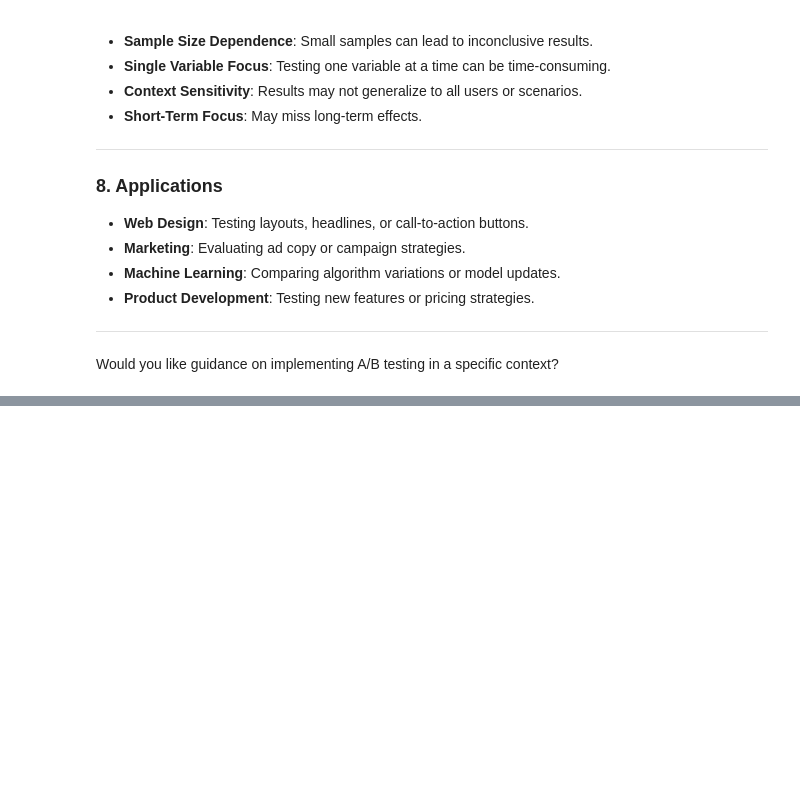
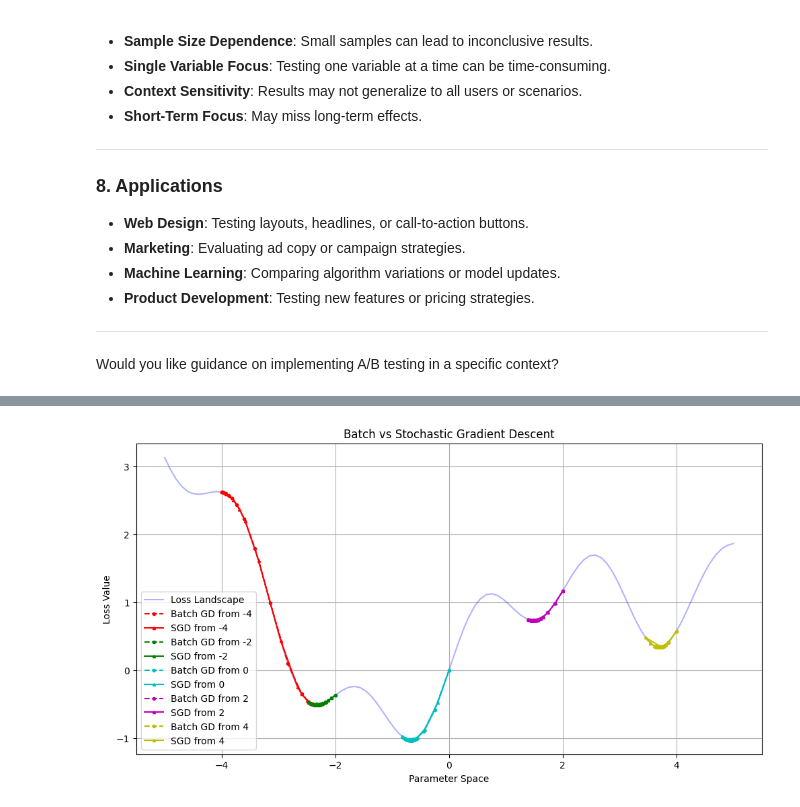
Before and after one commit to mzohaibnasir/advancedPython, a Jupyter notebook: interview_qs.ipynb, the cells around one changed output, grey strips where cells are left out. Drawn from its saved outputs; the diff is of its cells as text; code cells hidden in the pictures; blank space fills up the shorter version.

```diff
--- a/oop.ipynb
+++ b/interview_qs.ipynb
@@ -4852,0 +4950,87 @@ Would you like guidance on implementing A/B testing in a specific context?
+# %%
+import numpy as np
+import matplotlib.pyplot as plt
+
+
+def create_loss_landscape():
+    """Create a loss landscape with multiple local minima"""
+    x = np.linspace(-5, 5, 100)
+    y = np.sin(x) + 0.5 * np.sin(3 * x) + 0.1 * x**2
+    return x, y
+
+
+def batch_gradient_descent(x_start, learning_rate, iterations):
+    """Simulate batch gradient descent"""
+    path = [x_start]
+    x_current = x_start
+
+    for _ in range(iterations):
+        # Compute gradient (derivative of our function)
+        gradient = np.cos(x_current) + 1.5 * np.cos(3 * x_current) + 0.2 * x_current
+        # Update position
+        x_current = x_current - learning_rate * gradient
+        path.append(x_current)
+
+    return np.array(path)
+
+
+def stochastic_gradient_descent(x_start, learning_rate, iterations):
+    """Simulate stochastic gradient descent with noise"""
+    path = [x_start]
+    x_current = x_start
+
+    for _ in range(iterations):
+        # Add random noise to the gradient
+        noise = np.random.normal(0, 0.5)
+        gradient = np.cos(x_current) + 1.5 * np.cos(3 * x_current) + 0.2 * x_current
+        # Update position with noisy gradient
+        x_current = x_current - learning_rate * (gradient + noise)
+        path.append(x_current)
+
+    return np.array(path)
+
+
+# Create and plot the comparison
+plt.figure(figsize=(12, 6))
+
+# Create loss landscape
+x, y = create_loss_landscape()
+plt.plot(x, y, "b-", label="Loss Landscape", alpha=0.3)
+
+# Run both optimizers from different starting points
+start_points = [-4, -2, 0, 2, 4]
+colors = ["r", "g", "c", "m", "y"]
+
+for start_point, color in zip(start_points, colors):
+    # Run batch gradient descent
+    batch_path = batch_gradient_descent(start_point, 0.1, 50)
+    plt.plot(
+        batch_path,
+        np.sin(batch_path) + 0.5 * np.sin(3 * batch_path) + 0.1 * batch_path**2,
+        color=color,
+        linestyle="--",
+        marker="o",
+        markersize=3,
+        label=f"Batch GD from {start_point}",
+    )
+
+    # Run stochastic gradient descent
+    sgd_path = stochastic_gradient_descent(start_point, 0.1, 50)
+    plt.plot(
+        sgd_path,
+        np.sin(sgd_path) + 0.5 * np.sin(3 * sgd_path) + 0.1 * sgd_path**2,
+        color=color,
+        linestyle="-",
+        marker="^",
+        markersize=3,
+        label=f"SGD from {start_point}",
+    )
+
+plt.title("Batch vs Stochastic Gradient Descent")
+plt.xlabel("Parameter Space")
+plt.ylabel("Loss Value")
+plt.grid(True)
+plt.legend()
+plt.show()
+# %% [output]
+[figure, added]
```
Also changed, not shown: parts of 5 cells of this notebook.
